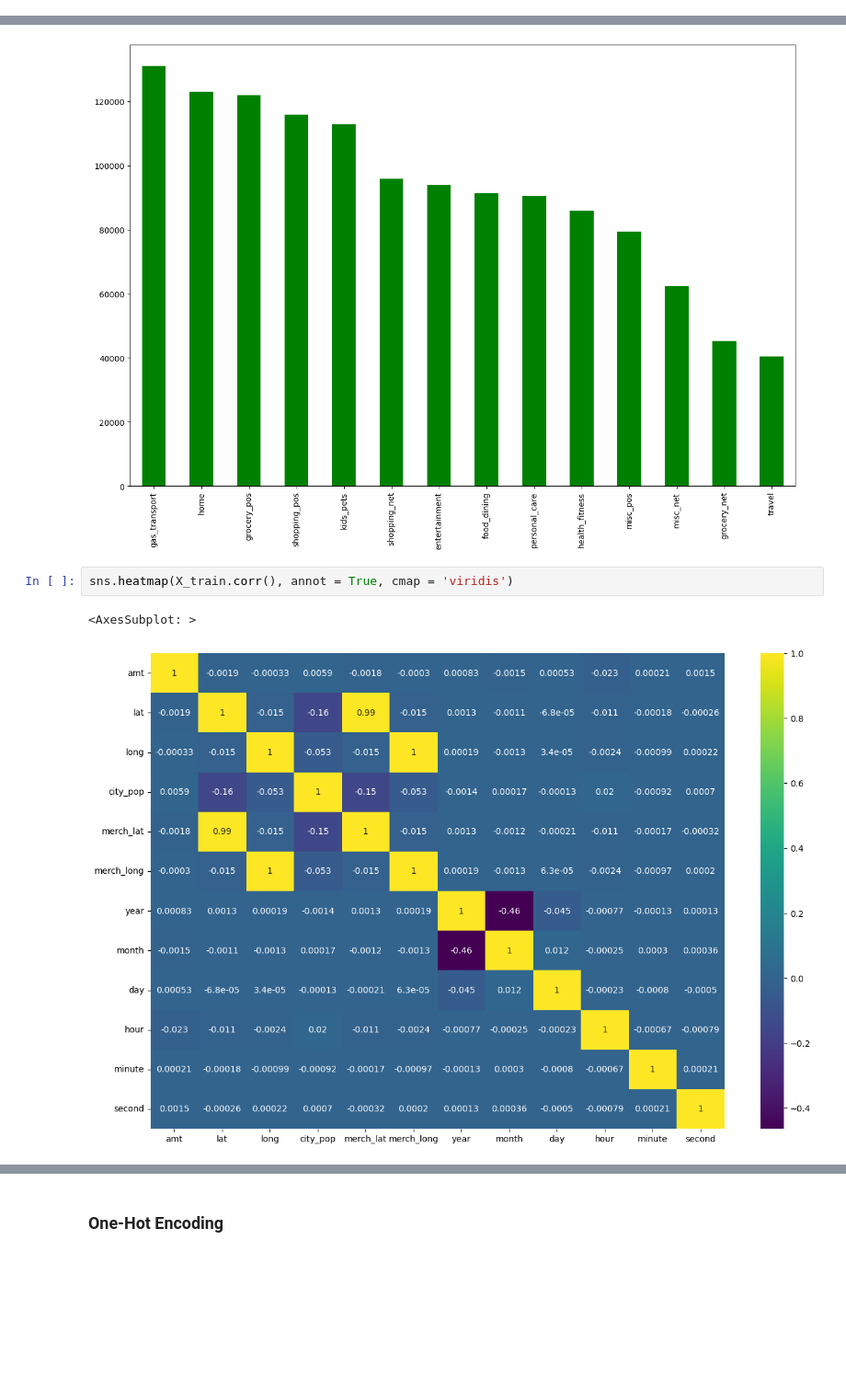
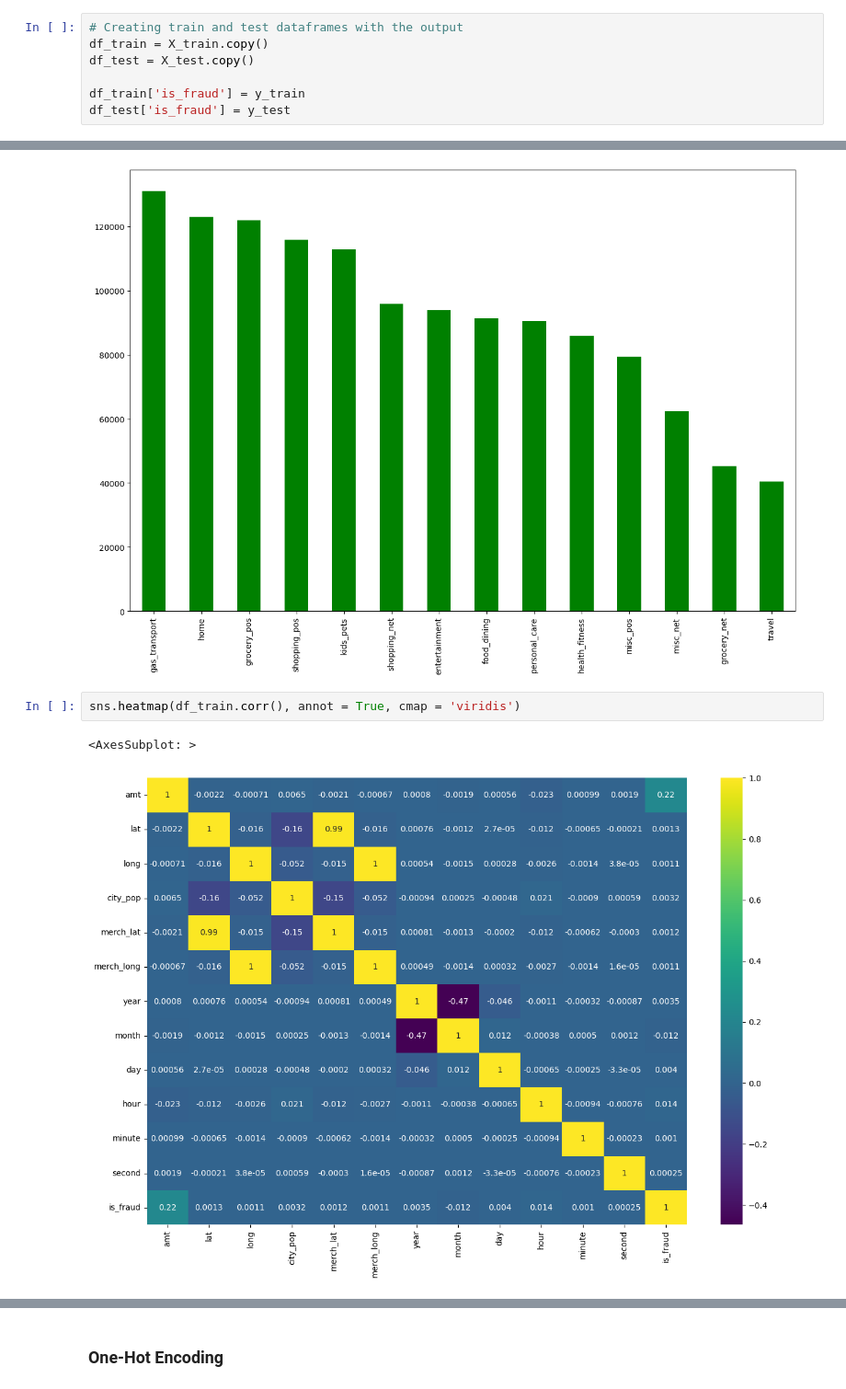
Before and after one commit to suhasmaddali/Credit-Card-Fraud-Detection, a Jupyter notebook: Credit Card Fraud Detection.ipynb, the cells around one changed output, grey strips where cells are left out. Shown at 92% size. Saved outputs shown, nothing was run; the diff lists cells and outputs as text; blank space fills up the shorter version.

Commit message:
Divided data to train and test parts with output labels

```diff
--- a/Credit Card Fraud Detection.ipynb
+++ b/Credit Card Fraud Detection.ipynb
@@ -156,3 +156,10 @@ X_test.reset_index(drop = True, inplace = True)
+# %%
+# Creating train and test dataframes with the output
+df_train = X_train.copy()
+df_test = X_test.copy()
+
+df_train['is_fraud'] = y_train
+df_test['is_fraud'] = y_test
 # %%
 print("The shape of the train data: {}".format(X_train.shape))
 print("The shape of the test data: {}".format(X_test.shape))
@@ -178,7 +185,7 @@ non_fraud_cases['category'].value_counts().plot(kind = 'bar', color = 'green')
 <AxesSubplot: >
 [figure]
 # %%
-sns.heatmap(X_train.corr(), annot = True, cmap = 'viridis')
+sns.heatmap(df_train.corr(), annot = True, cmap = 'viridis')
 # %% [output]
 <AxesSubplot: >
-[figure, old version]
+[figure, new version]
```
Also changed, not shown: parts of 9 cells of this notebook.
